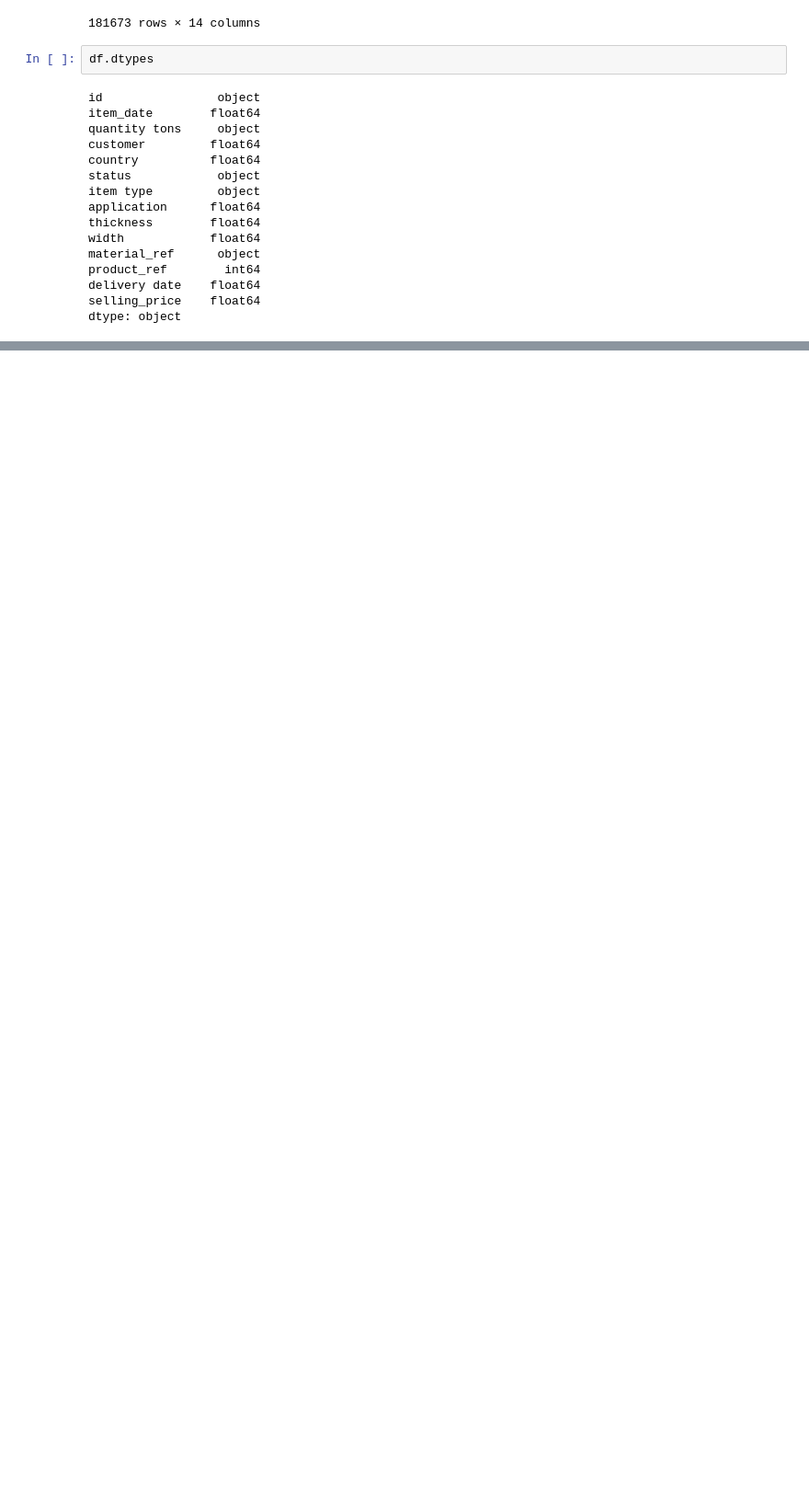
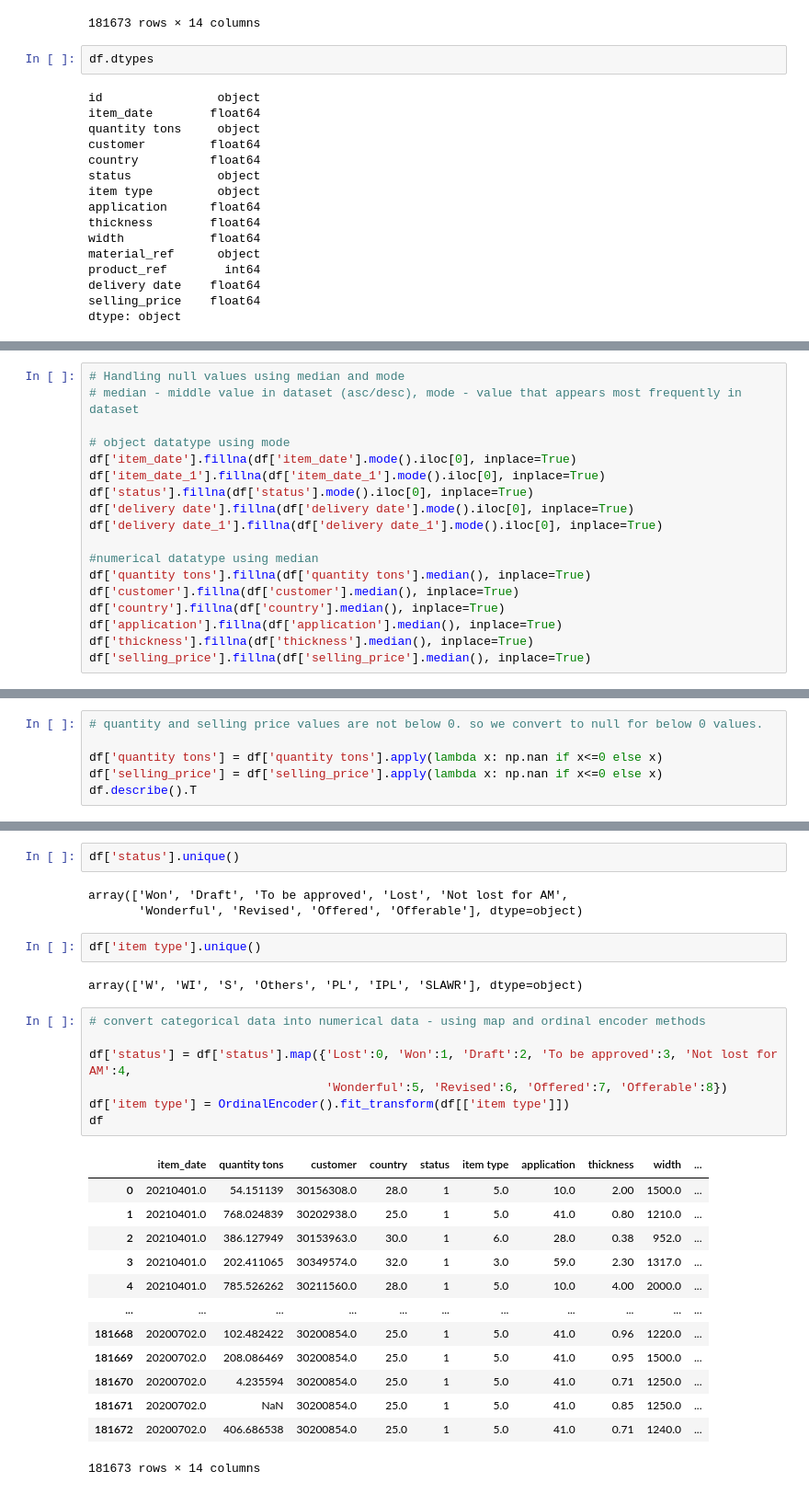
Before and after one commit to MouliBai/Industrial-Copper-Modeling, a Jupyter notebook: main.ipynb, the cells around one changed output, grey strips where cells are left out. Shown at 92% size. Cells and saved outputs as stored; diff of their text form; blank space fills up the shorter version.

```diff
--- a/main.ipynb
+++ b/main.ipynb
@@ -56,0 +191,18 @@ dtype: object
+# %%
+# Handling null values using median and mode
+# median - middle value in dataset (asc/desc), mode - value that appears most frequently in dataset
+
+# object datatype using mode
+df['item_date'].fillna(df['item_date'].mode().iloc[0], inplace=True)
+df['item_date_1'].fillna(df['item_date_1'].mode().iloc[0], inplace=True)
+df['status'].fillna(df['status'].mode().iloc[0], inplace=True)
+df['delivery date'].fillna(df['delivery date'].mode().iloc[0], inplace=True)
+df['delivery date_1'].fillna(df['delivery date_1'].mode().iloc[0], inplace=True)
+
+#numerical datatype using median
+df['quantity tons'].fillna(df['quantity tons'].median(), inplace=True)
+df['customer'].fillna(df['customer'].median(), inplace=True)
+df['country'].fillna(df['country'].median(), inplace=True)
+df['application'].fillna(df['application'].median(), inplace=True)
+df['thickness'].fillna(df['thickness'].median(), inplace=True)
+df['selling_price'].fillna(df['selling_price'].median(), inplace=True)
@@ -56,0 +241,6 @@ dtype: object
+# %%
+# quantity and selling price values are not below 0. so we convert to null for below 0 values.
+
+df['quantity tons'] = df['quantity tons'].apply(lambda x: np.nan if x<=0 else x)
+df['selling_price'] = df['selling_price'].apply(lambda x: np.nan if x<=0 else x)
+df.describe().T
@@ -56,0 +259,30 @@ dtype: object
+# %%
+df['status'].unique()
+# %% [output]
+array(['Won', 'Draft', 'To be approved', 'Lost', 'Not lost for AM',
+       'Wonderful', 'Revised', 'Offered', 'Offerable'], dtype=object)
+# %%
+df['item type'].unique()
+# %% [output]
+array(['W', 'WI', 'S', 'Others', 'PL', 'IPL', 'SLAWR'], dtype=object)
+# %%
+# convert categorical data into numerical data - using map and ordinal encoder methods
+
+df['status'] = df['status'].map({'Lost':0, 'Won':1, 'Draft':2, 'To be approved':3, 'Not lost for AM':4,
+                                 'Wonderful':5, 'Revised':6, 'Offered':7, 'Offerable':8})
+df['item type'] = OrdinalEncoder().fit_transform(df[['item type']])
+df
+# %% [output]
+|  | item_date | quantity tons | customer | country | status | item type | application | thickness | width | ... |
+| 0 | 20210401.0 | 54.151139 | 30156308.0 | 28.0 | 1 | 5.0 | 10.0 | 2.00 | 1500.0 | ... |
+| 1 | 20210401.0 | 768.024839 | 30202938.0 | 25.0 | 1 | 5.0 | 41.0 | 0.80 | 1210.0 | ... |
+| 2 | 20210401.0 | 386.127949 | 30153963.0 | 30.0 | 1 | 6.0 | 28.0 | 0.38 | 952.0 | ... |
+| 3 | 20210401.0 | 202.411065 | 30349574.0 | 32.0 | 1 | 3.0 | 59.0 | 2.30 | 1317.0 | ... |
+| 4 | 20210401.0 | 785.526262 | 30211560.0 | 28.0 | 1 | 5.0 | 10.0 | 4.00 | 2000.0 | ... |
+| ... | ... | ... | ... | ... | ... | ... | ... | ... | ... | ... |
+| 181668 | 20200702.0 | 102.482422 | 30200854.0 | 25.0 | 1 | 5.0 | 41.0 | 0.96 | 1220.0 | ... |
+| 181669 | 20200702.0 | 208.086469 | 30200854.0 | 25.0 | 1 | 5.0 | 41.0 | 0.95 | 1500.0 | ... |
+| 181670 | 20200702.0 | 4.235594 | 30200854.0 | 25.0 | 1 | 5.0 | 41.0 | 0.71 | 1250.0 | ... |
+| 181671 | 20200702.0 | NaN | 30200854.0 | 25.0 | 1 | 5.0 | 41.0 | 0.85 | 1250.0 | ... |
+| 181672 | 20200702.0 | 406.686538 | 30200854.0 | 25.0 | 1 | 5.0 | 41.0 | 0.71 | 1240.0 | ... |
+181673 rows × 14 columns
```
Also changed, not shown: parts of 15 cells of this notebook.
